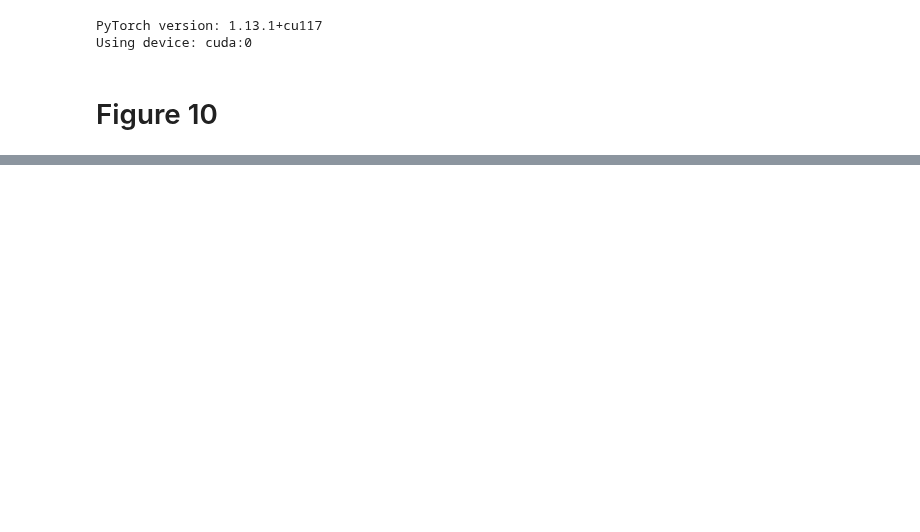
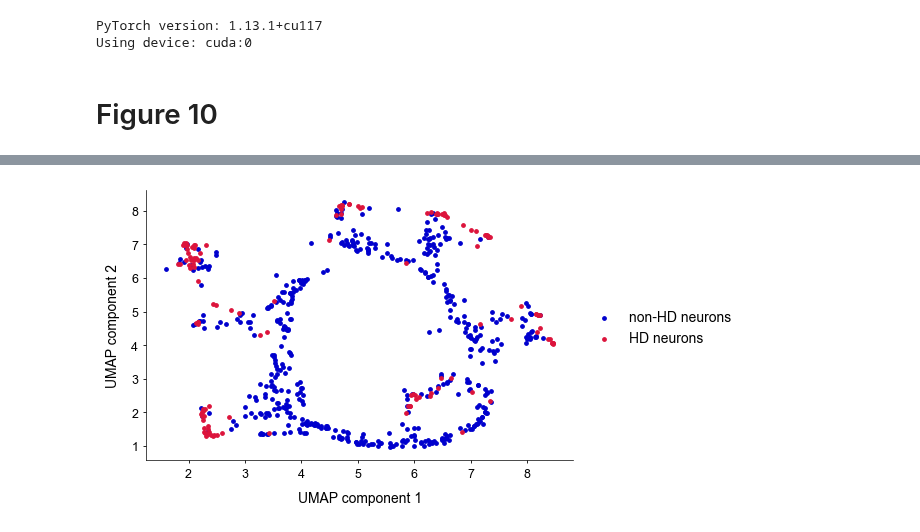
Before and after one commit to davindicode/UCM-interpret, a Jupyter notebook: report_plots/figure10.ipynb, the cells around one changed output, grey strips where cells are left out. Cells and saved outputs as stored; diff of their text form; code cells hidden in the pictures; blank space fills up the shorter version.

```diff
--- a/report_plots/figure10.ipynb
+++ b/report_plots/figure10.ipynb
@@ -243,0 +244,16 @@ fig.savefig("/homes/vn283/UCM-interpret/figures/UMAP.pdf", format="pdf", bbox_in
+# %%
+fig, ax = plt.subplots(figsize=(5.5,3.5))
+
+colors = ['mediumblue', 'crimson']
+
+reducer = umap.UMAP(n_neighbors=20, min_dist=0.05 , n_components=3, metric='correlation')
+embedding_rates = reducer.fit_transform(features_rates_tc)
+plot_pca(embedding_rates, np.array(labels_hdc), ['non-HD neurons', 'HD neurons', ], colors=colors, ax=ax, s=6)
+ax.set_xlabel('UMAP component 1')
+ax.set_ylabel('UMAP component 2')
+ax.set_title('')
+ax.legend(prop={'size': 10}, bbox_to_anchor = (1.4, 0.6))
+
+plt.show()
+# %% [output]
+[figure, added]
```
Also changed, not shown: parts of 2 cells of this notebook, 5 other files.
